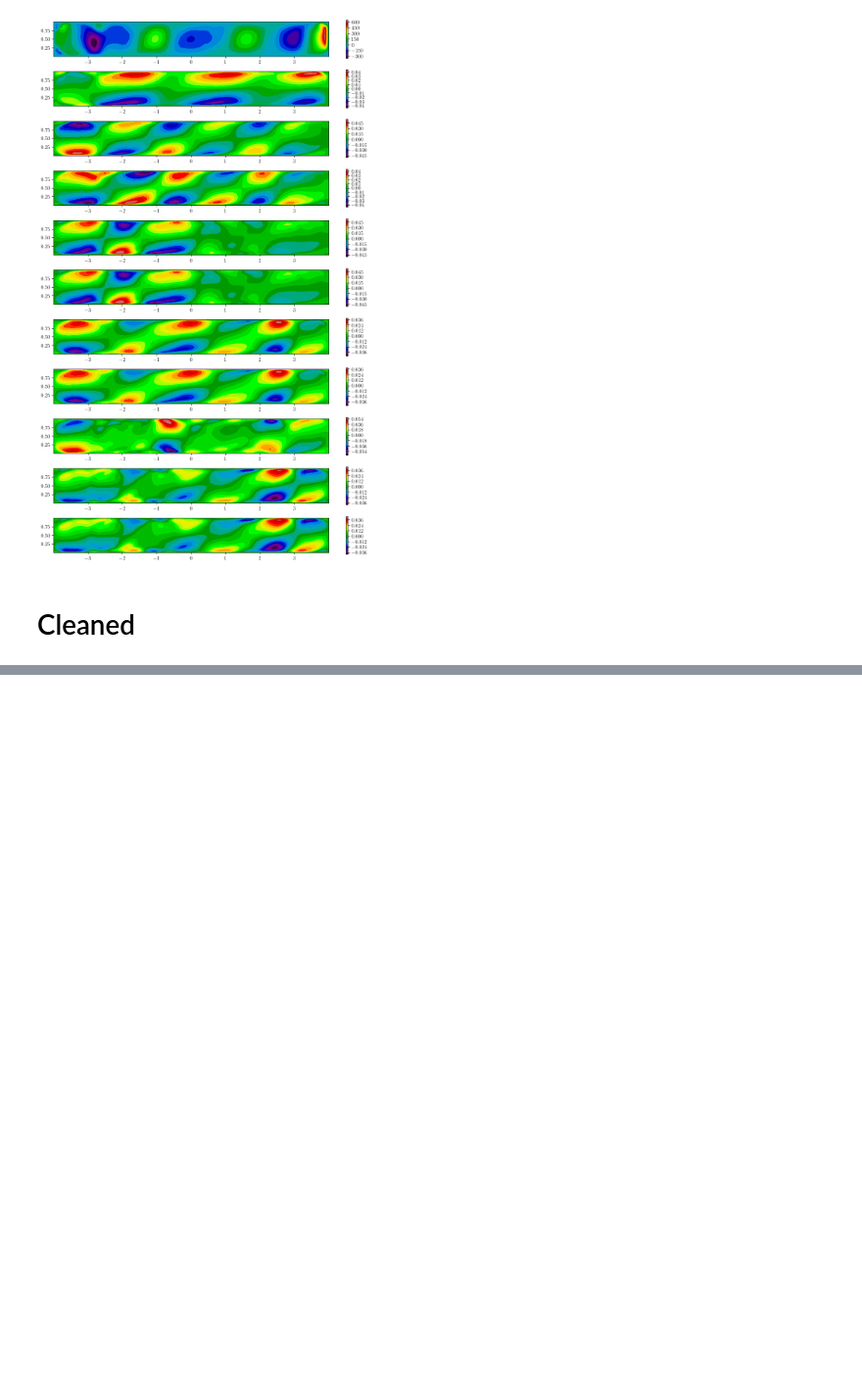
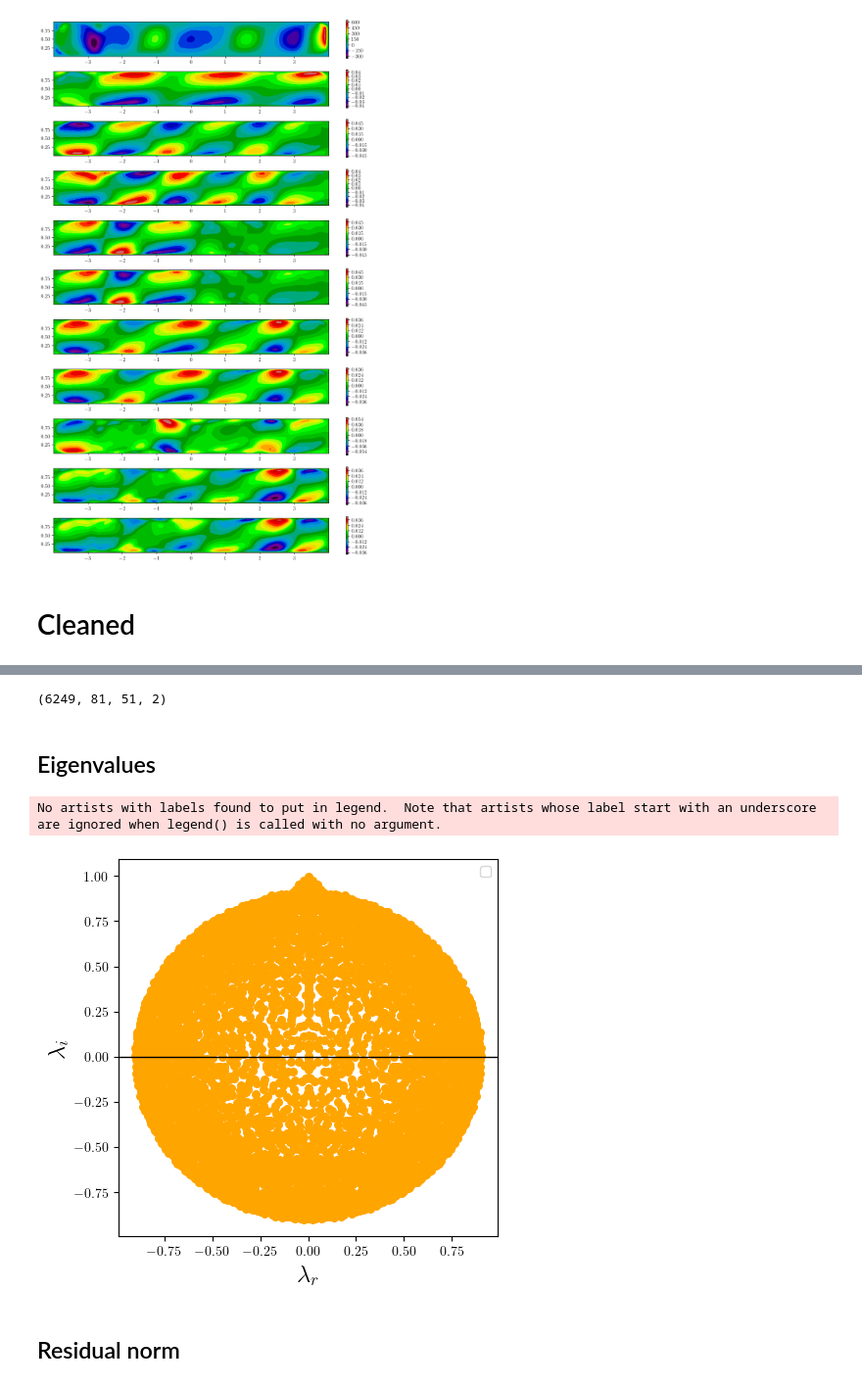
Before and after one commit to Julielmnt/Stage_M2, a Jupyter notebook: code/DMD.ipynb, the cells around one changed output, grey strips where cells are left out. Shown at 98% size. Saved outputs shown, nothing was run; the diff lists cells and outputs as text; code cells hidden in the pictures; blank space fills up the shorter version.

Commit message:
Residual implemented

```diff
--- a/code/DMD.ipynb
+++ b/code/DMD.ipynb
@@ -286,0 +250,40 @@ residual_norm = dmd.residual_norm()
+# %%
+dmd_w = DMD(simulation)
+
+Phi_w = dmd_w.compute_dmd(component= 'w')
+reconstructed_data_w = dmd_w.reconstruct_data()
+residual_norm_w = dmd_w.residual_norm()
+# %%
+uw_array = np.stack((simulation.u,simulation.w), axis = -1)
+print(np.shape(uw_array))
+# %% [output]
+(6249, 81, 51, 2)
+# %% [markdown]
+## Eigenvalues
+# %%
+eigval_u_r = np.real(dmd_u.eigenvalues)
+eigval_u_i = np.imag(dmd_u.eigenvalues)
+eigval_w_r = np.real(dmd_w.eigenvalues)
+eigval_w_i = np.imag(dmd_w.eigenvalues)
+# %%
+fig,ax = plt.subplots(figsize = (5,5))
+i = 2091
+
+N_snapshots = np.arange(3, 4003, step = 100)
+N_snapshots_firsts = np.arange(3, 100, step = 10)
+i = 2
+ax.scatter(eigval_w_i, eigval_w_r, s = 30, c = 'orange')
+# ax.set_title(r"Residual norm")
+ax.axhline(0, c = 'k', linewidth = 1)
+
+ax.set_ylabel(r"$\lambda_i$", fontsize = fontsize)
+ax.set_xlabel(r"$\lambda_r$", fontsize = fontsize)
+ax.legend()
+# fig.tight_layout()
+# plt.show()
+plt.savefig('../results/DMD/residual_norm.png',dpi=300)
+# %% [output]
+No artists with labels found to put in legend.  Note that artists whose label start with an underscore are ignored when legend() is called with no argument.
+[figure, added]
+# %% [markdown]
+## Residual norm
```
Also changed, not shown: parts of 33 cells of this notebook, 4 other files.
